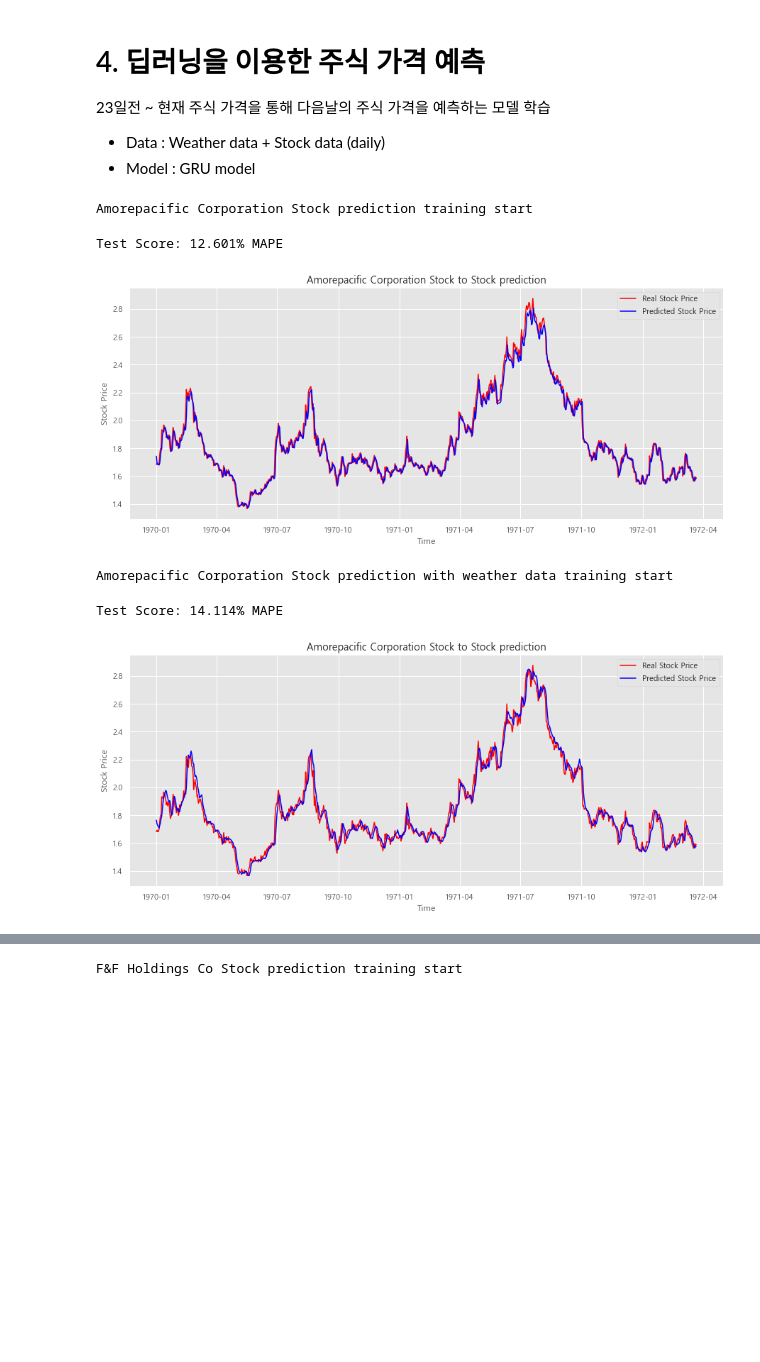
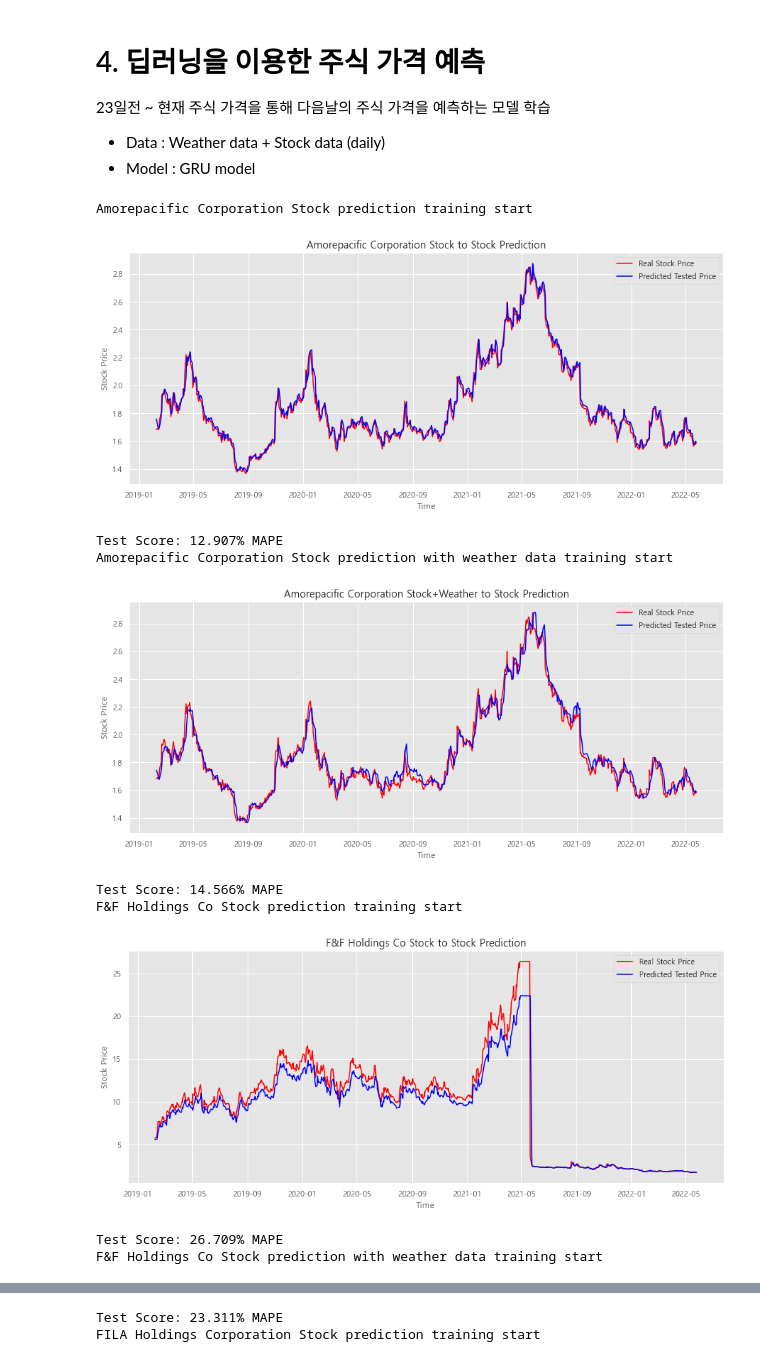
Before and after one commit to Onedas/22_01_IDS507_FinalProject, a Jupyter notebook: process-220601.ipynb, the cells around one changed output, grey strips where cells are left out. Drawn from its saved outputs; the diff is of its cells as text; code cells hidden in the pictures; blank space fills up the shorter version.

Commit message:
2022/06/03 Jinsung - StockPrediction 1. Prediction x축 tick 수정 2. title 수정

```diff
--- a/process-220601.ipynb
+++ b/process-220601.ipynb
@@ -560,6 +588,10 @@ def load_data(company_name):
     stock_weather_df['Close'] = np.log(1+stock_weather_df['Close'])
 
     # 2019년 기준으로 Train, Test 데이터 분리
+
+    train_date = stock_weather_df[stock_weather_df['Date'] < '2019-01-01']['Date'].reset_index(drop=True)
+    test_date = stock_weather_df[stock_weather_df['Date'] >= '2019-01-01']['Date'].reset_index(drop=True)
+
     train_df = stock_weather_df[stock_weather_df['Date'] < '2019-01-01'].drop(columns='Date')
     test_df = stock_weather_df[stock_weather_df['Date'] >= '2019-01-01'].drop(columns='Date')
 
@@ -567,7 +599,7 @@ def load_data(company_name):
     train_mean, train_std = train_df.mean(), train_df.std()
     train_df = (train_df - train_mean) / train_std
     test_df = (test_df - train_mean) / train_std
-    return train_df, test_df
+    return train_df, test_df, train_date, test_date
 
 # 데이터
 class StockDataset(Dataset):
@@ -640,70 +672,99 @@ def train(model, train_loader, criterion, optimizer,
 
     return model
 
-def plot_result(model, test_ds, title_name:str, device=torch.device('cpu')):
+# 모델에서 결과 데이터 추출을 위한 함수
+def get_result(model, ds, device=torch.device('cpu')):
     model_y_pred = []
     model_y_true = []
     model.eval()
-    for x, y in DataLoader(test_ds, batch_size=1):
+    for x, y in DataLoader(ds, batch_size=1):
         y_pred = model(x.float().to(device))
         model_y_pred.append(y_pred.detach().cpu().numpy())
         model_y_true.append(y.detach().cpu().numpy())
-    test_y_pred = np.exp(np.concatenate(model_y_pred)).squeeze() +1
-    test_y_true = np.exp(np.concatenate(model_y_true)).squeeze() + 1
-    testScore = math.sqrt(mean_absolute_percentage_error(test_y_true, test_y_pred))
-    print(f'Test Score: {testScore*100:.3f}% MAPE')
+    y_preds = np.exp(np.concatenate(model_y_pred)).squeeze() +1
+    y_trues = np.exp(np.concatenate(model_y_true)).squeeze() + 1
+    return y_preds, y_trues
+
+# 학습 결과
+def plot_results(test_results, title_name:str):
+    import datetime as dt
+    def get_date_axis(y_list, date_df):
+        return [dt.datetime.strptime(d,'%Y-%m-%d').date() for d in date_df[np.arange(t_dim,len(y_list)+t_dim)]]
+
+    test_y_preds, test_y_trues = test_results
 
     figure, axes = plt.subplots(figsize=(15, 6))
     axes.xaxis_date()
+    # plot true data
+    axes.plot(get_date_axis(test_y_trues, test_date),
+              test_y_trues,
+              color = 'red', label = 'Real Stock Price')
+    # plot pred data
+    axes.plot(get_date_axis(test_y_preds, test_date), test_y_preds, color = 'blue', label = 'Predicted Tested Price')
 
-    axes.plot(np.arange(len(test_y_true)), test_y_true, color = 'red', label = 'Real Stock Price')
-    axes.plot(np.arange(len(test_y_true)), test_y_pred, color = 'blue', label = 'Predicted Stock Price')
     plt.title(f'{title_name}')
     plt.xlabel('Time')
     plt.ylabel('Stock Price')
     plt.legend()
     plt.show()
+    testScore = math.sqrt(mean_absolute_percentage_error(test_y_trues, test_y_preds))
+    print(f'Test Score: {testScore*100:.3f}% MAPE')
+    print()
 
 
 companies = ['Amorepacific Corporation','F&F Holdings Co','FILA Holdings Corporation','LG Electronics Inc','LG H&H Co','Samsung Electronics Co','Youngone Corporation']
 batch_size=32
 t_dim =  24
 epochs = 10
 device = torch.device('cuda') if torch.cuda.is_available() else torch.device('cpu')
 for i, company in enumerate(companies):
-    train_data, test_data = load_data(company)
+    train_data, test_data, train_date, test_date = load_data(company)
 
-    print(f'{company} Stock prediction training start')
-    # stock to stock prediction
+    # stock to stock 데이터
     train_ds = StockDataset(train_data[['Close']], t_dim=t_dim, label=['Close'])
     train_loader = DataLoader(train_ds, batch_size=batch_size, shuffle=True)
     test_ds = StockDataset(test_data[['Close']], t_dim=t_dim, label=['Close'])
     test_loader = DataLoader(test_ds, batch_size=batch_size, shuffle=True)
-
+    # stock to stock(s2s) 모델 준비&학습
     model = StockModel(1)
     criterion = nn.MSELoss()
     optimizer = torch.optim.Adam(model.parameters(), lr=0.001)
+    print(f'{company} Stock prediction training start')
     model = train(model, train_loader, criterion, optimizer, epochs,
                   valid_loader=test_loader, device=device, verbose=False)
-    plot_result(model, test_ds, f'{company} Stock to Stock prediction', device=device)
+    # 학습된 결과 추출
+    s2s_train_results = get_result(model, train_ds, device=device)
+    s2s_test_results = get_result(model, test_ds, device=device)
+    # 그래프
+    plot_results(s2s_test_results, title_name=f'{company} Stock to Stock Prediction')
 
-    print(f'{company} Stock prediction with weather data training start')
-    # stock to stock prediction
+    # stock+weather to stock 데이터
     train_ds = StockDataset(train_data, t_dim=t_dim, label=['Close'])
     train_loader = DataLoader(train_ds, batch_size=batch_size, shuffle=True)
     test_ds = StockDataset(test_data, t_dim=t_dim, label=['Close'])
     test_loader = DataLoader(test_ds, batch_size=batch_size, shuffle=True)
 
+    # stock+weather to stock(sw2s) 모델 준비&학습
+    print(f'{company} Stock prediction with weather data training start')
     model = StockModel(len(train_data.columns))
     criterion = nn.MSELoss()
     optimizer = torch.optim.Adam(model.parameters(), lr=0.001)
     model = train(model, train_loader, criterion, optimizer, epochs,
                   valid_loader=test_loader, device=device, verbose=False)
-    plot_result(model, test_ds, f'{company} Stock to Stock prediction', device=device)
+
+    # 학습된 결과 추출
+    sw2s_train_results = get_result(model, train_ds, device=device)
+    sw2s_test_results = get_result(model, test_ds, device=device)
+    # 학습된 결과 그래프
+    plot_results(sw2s_test_results, title_name=f'{company} Stock+Weather to Stock Prediction')
 # %% [output]
 Amorepacific Corporation Stock prediction training start
+[figure, new version]
-Test Score: 12.601% MAPE
+Test Score: 12.907% MAPE
+Amorepacific Corporation Stock prediction with weather data training start
-[figure, old version]
+[figure, new version]
-Amorepacific Corporation Stock prediction with weather data training start
+Test Score: 14.566% MAPE
+F&F Holdings Co Stock prediction training start
+[figure, new version]
-Test Score: 14.114% MAPE
+Test Score: 26.709% MAPE
+F&F Holdings Co Stock prediction with weather data training start
-[figure, old version]
@@ -710 +772,2 @@ Test Score: 14.114% MAPE
-F&F Holdings Co Stock prediction training start
+Test Score: 23.311% MAPE
+FILA Holdings Corporation Stock prediction training start
```
Also changed, not shown: parts of 35 cells of this notebook.
